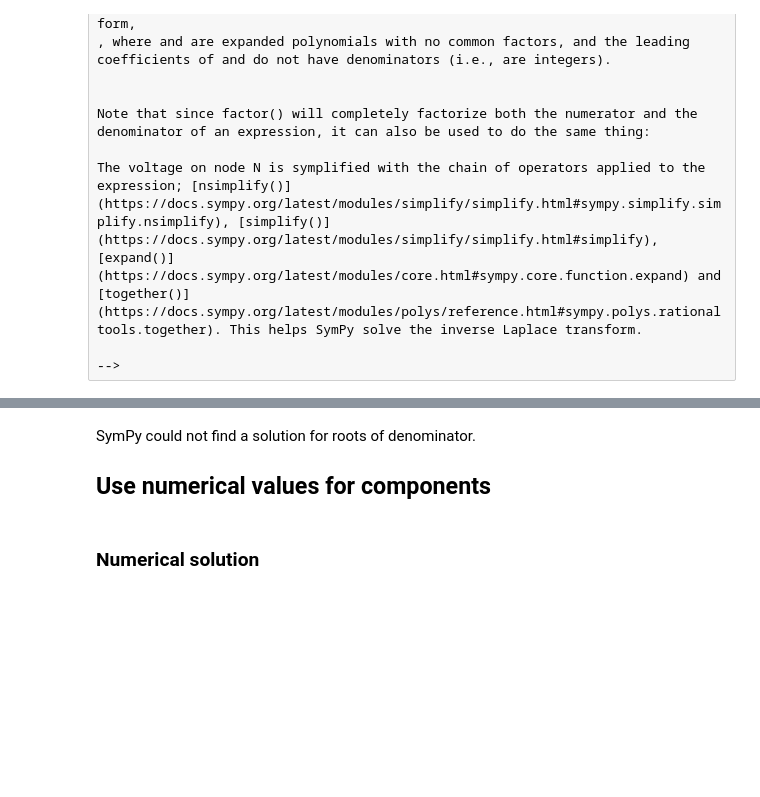
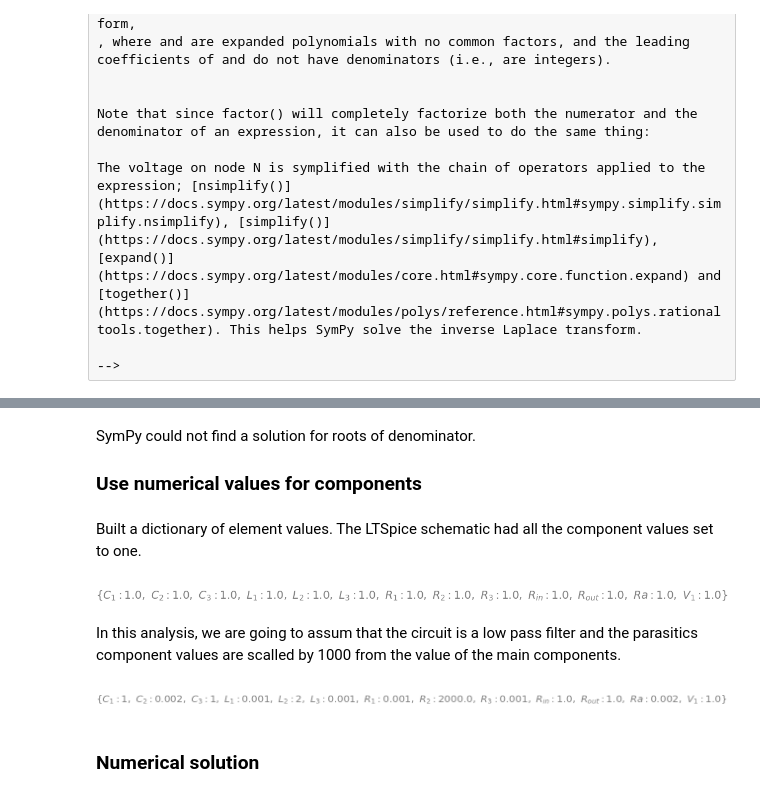
Before and after one commit to Tiburonboy/Symbolic-Modified-Nodal-Analysis-using-Python, a Jupyter notebook: backup/Pi-Filter.ipynb, the cells around one changed output, grey strips where cells are left out. Saved outputs shown, nothing was run; the diff lists cells and outputs as text; code cells hidden in the pictures; blank space fills up the shorter version.

```diff
--- a/backup/Pi-Filter.ipynb
+++ b/backup/Pi-Filter.ipynb
@@ -332,4 +439,4 @@ Solve for the roots of the denominator
 # %% [markdown]
 SymPy could not find a solution for roots of denominator.
 
-## Use numerical values for components
+### Use numerical values for components
@@ -338,3 +443,34 @@ element_values
+# %% [markdown]
+Built a dictionary of element values. The LTSpice schematic had all the component values set to one.
+# %%
+element_values = SymMNA.get_part_values(network_df)
+element_values
+# %% [output]
+[figure, added]
+# %% [markdown]
+In this analysis, we are going to assum that the circuit is a low pass filter and the parasitics component values are scalled by 1000 from the value of the main components.
+# %%
+# the values of the main components
+Ca = 1
+Cb = 1
+La = 2
+sf = 1e3 # parasitic scale factor
+
+element_values[R1] = Ca/sf
+element_values[Ra] = La/sf
+element_values[R2] = La*sf
+element_values[R3] = Cb/sf
+
+element_values[L1] = Ca/sf
+element_values[L2] = La
+element_values[L3] = Cb/sf
+element_values[C1] = Ca
+element_values[C2] = La/sf
+element_values[C3] = Cb
+
+element_values
+# %% [output]
+[figure, added]
 # %% [markdown]
 ### Numerical solution
 # %%
```
Also changed, not shown: parts of 229 cells of this notebook, 36 other files.
